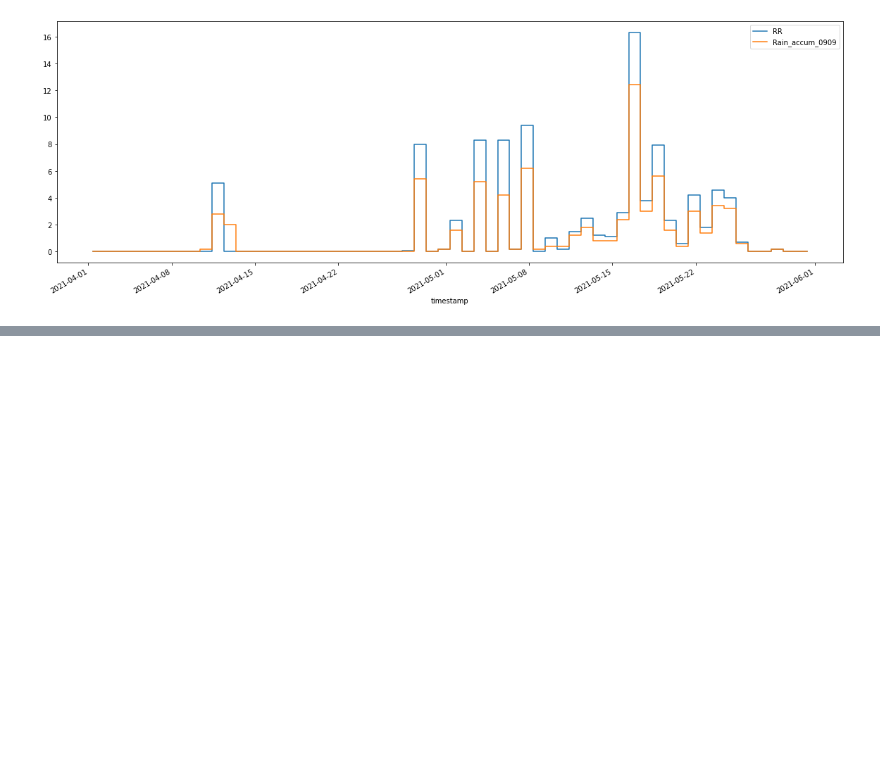
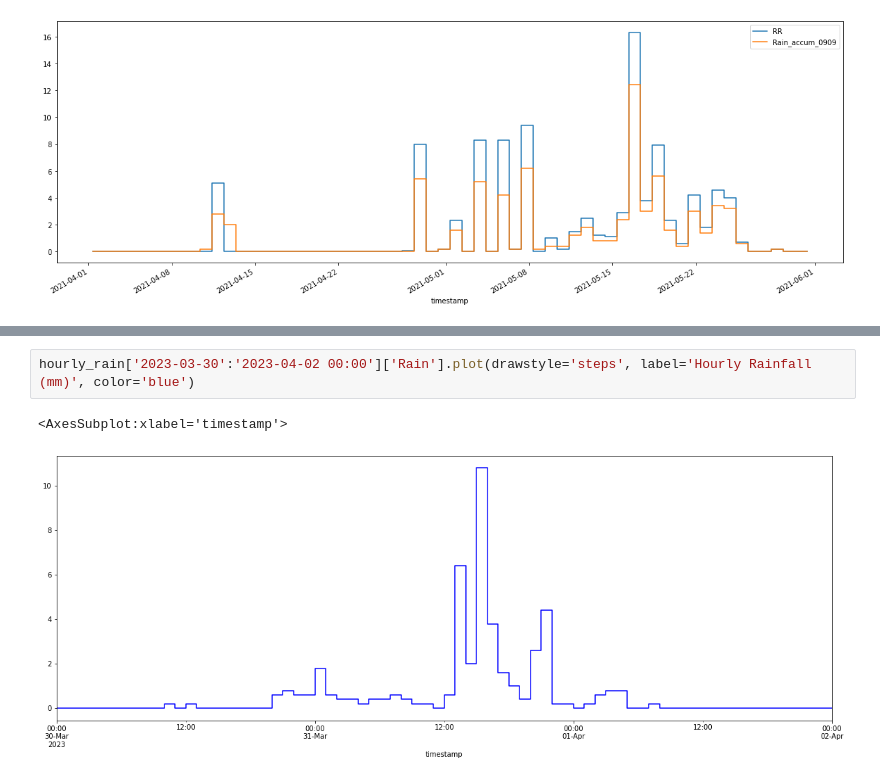
Before and after one commit to cjw296/irrigation, a Jupyter notebook: rain_reconcile.ipynb, the cells around one changed output, grey strips where cells are left out. Saved outputs shown, nothing was run; the diff lists cells and outputs as text; blank space fills up the shorter version.

```diff
--- a/rain_reconcile.ipynb
+++ b/rain_reconcile.ipynb
@@ -68,0 +85,5 @@ ax.legend()
+# %%
+hourly_rain['2023-03-30':'2023-04-02 00:00']['Rain'].plot(drawstyle='steps', label='Hourly Rainfall (mm)', color='blue')
+# %% [output]
+<AxesSubplot:xlabel='timestamp'>
+[figure, added]
```
Also changed, not shown: parts of 9 cells of this notebook.
